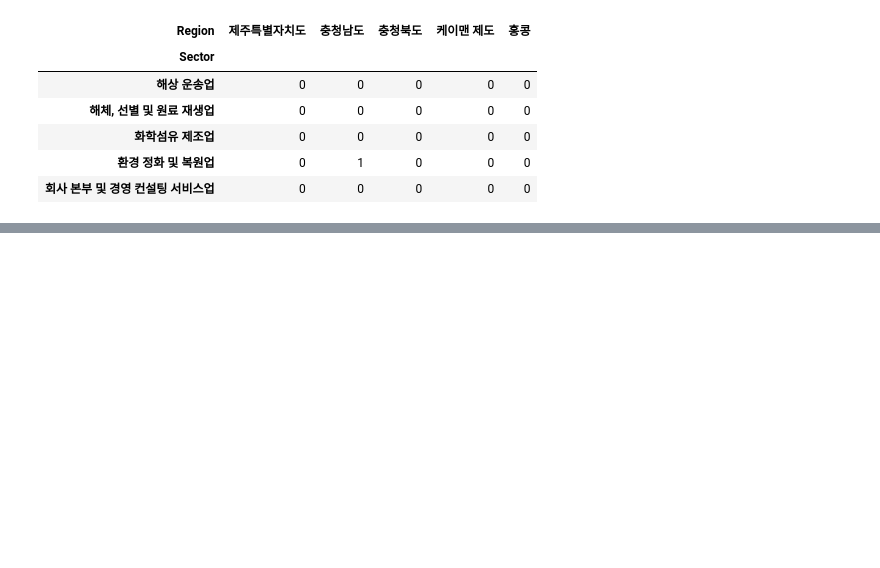
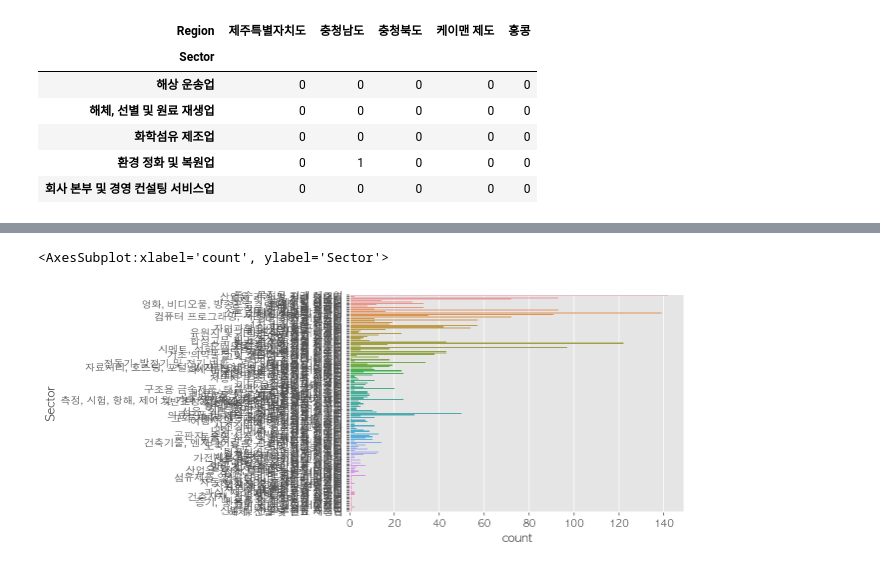
Before and after one commit to kimjinhyuk/LBD, a Jupyter notebook: data_science/analysis_krx/KRX_FinanceDatareader.ipynb, the cells around one changed output, grey strips where cells are left out. Saved outputs shown, nothing was run; the diff lists cells and outputs as text; code cells hidden in the pictures; blank space fills up the shorter version.

```diff
--- a/data_science/analysis_krx/KRX_FinanceDatareader.ipynb
+++ b/data_science/analysis_krx/KRX_FinanceDatareader.ipynb
@@ -907,0 +919,5 @@ df_sr.iloc[-5:, -5:]
+# %%
+sns.countplot(data=df, y="Sector")
+# %% [output]
+<AxesSubplot:xlabel='count', ylabel='Sector'>
+[figure, added]
```
Also changed, not shown: parts of 27 cells of this notebook, 1 other file.
